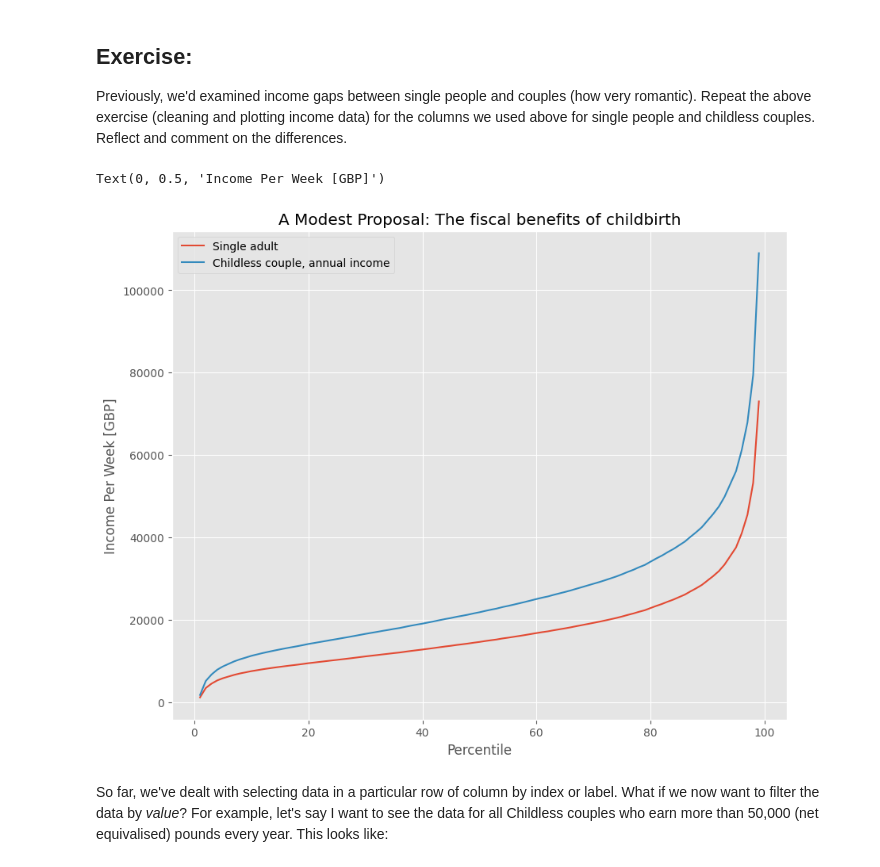
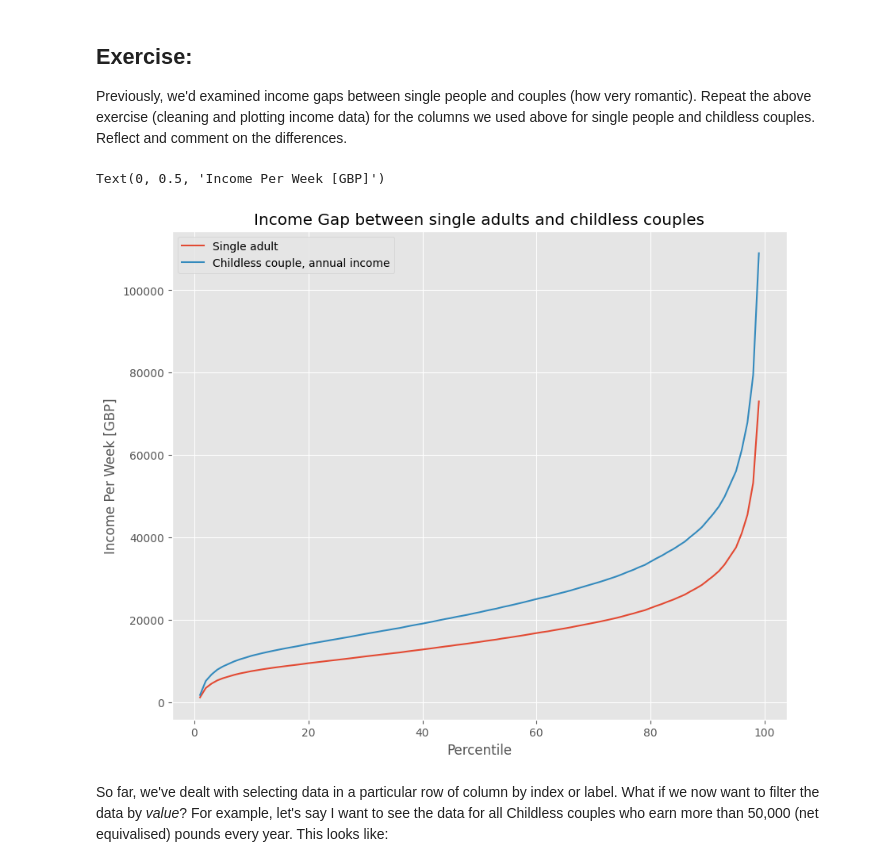
Before and after one commit to 4dri4ne/QM2, a Jupyter notebook: notebooks/W02. Pandas.ipynb, the cells around one changed output. Cells and saved outputs as stored; diff of their text form; code cells hidden in the pictures.

```diff
--- a/notebooks/W02. Pandas.ipynb
+++ b/notebooks/W02. Pandas.ipynb
@@ -315,16 +315,16 @@ Previously, we'd examined income gaps between single people and couples (how ver
 # %%
 clean = income[['Single adult', 'Childless couple, annual income']]
 clean.head ()
 clean=clean.replace(',', '', regex=True)
 clean = clean.replace('-', 'NaN', regex=True).astype('float')
 clean.head()
 clean.plot()
-plt.title('A Modest Proposal: The fiscal benefits of childbirth')
+plt.title('Income Gap between single adults and childless couples')
 plt.xlabel('Percentile')
 plt.ylabel('Income Per Week [GBP]')
 # %% [output]
 Text(0, 0.5, 'Income Per Week [GBP]')
-[figure, old version]
+[figure, new version]
 # %%
 Add your reflection here.
 # %% [markdown]
```
